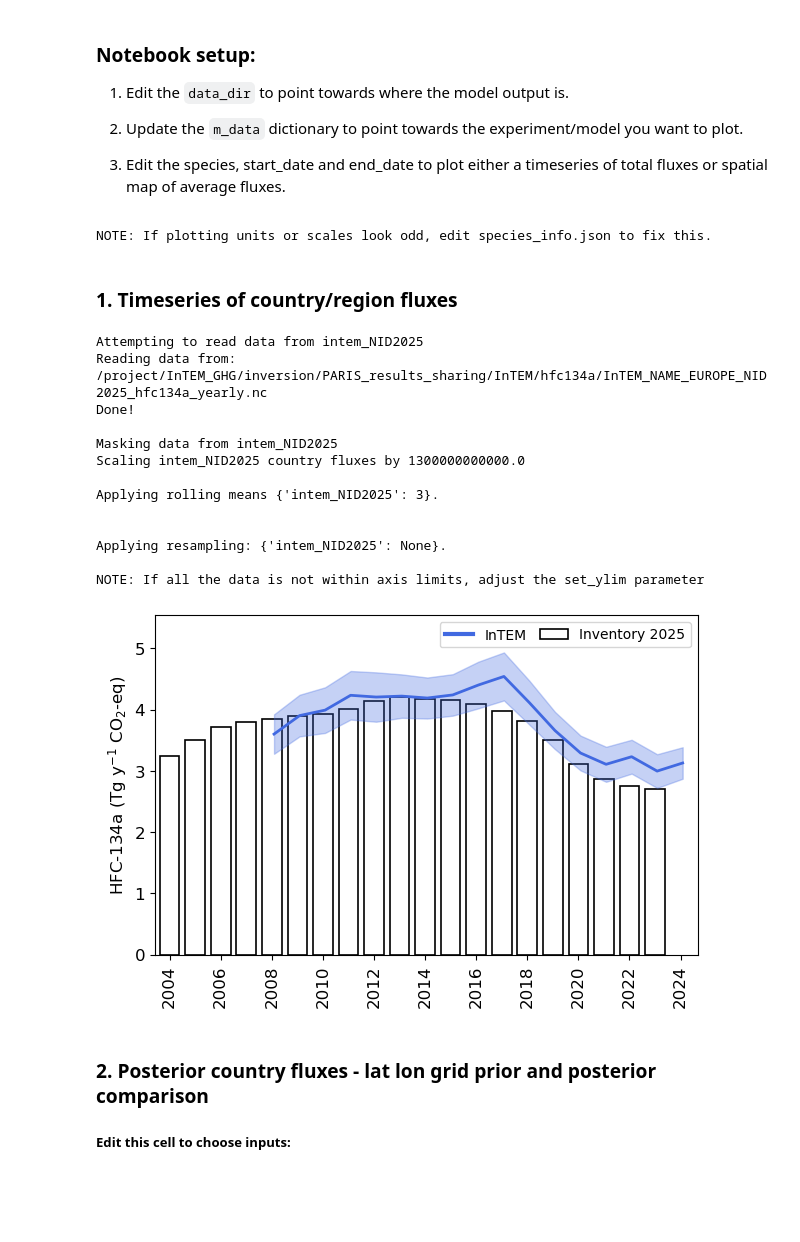
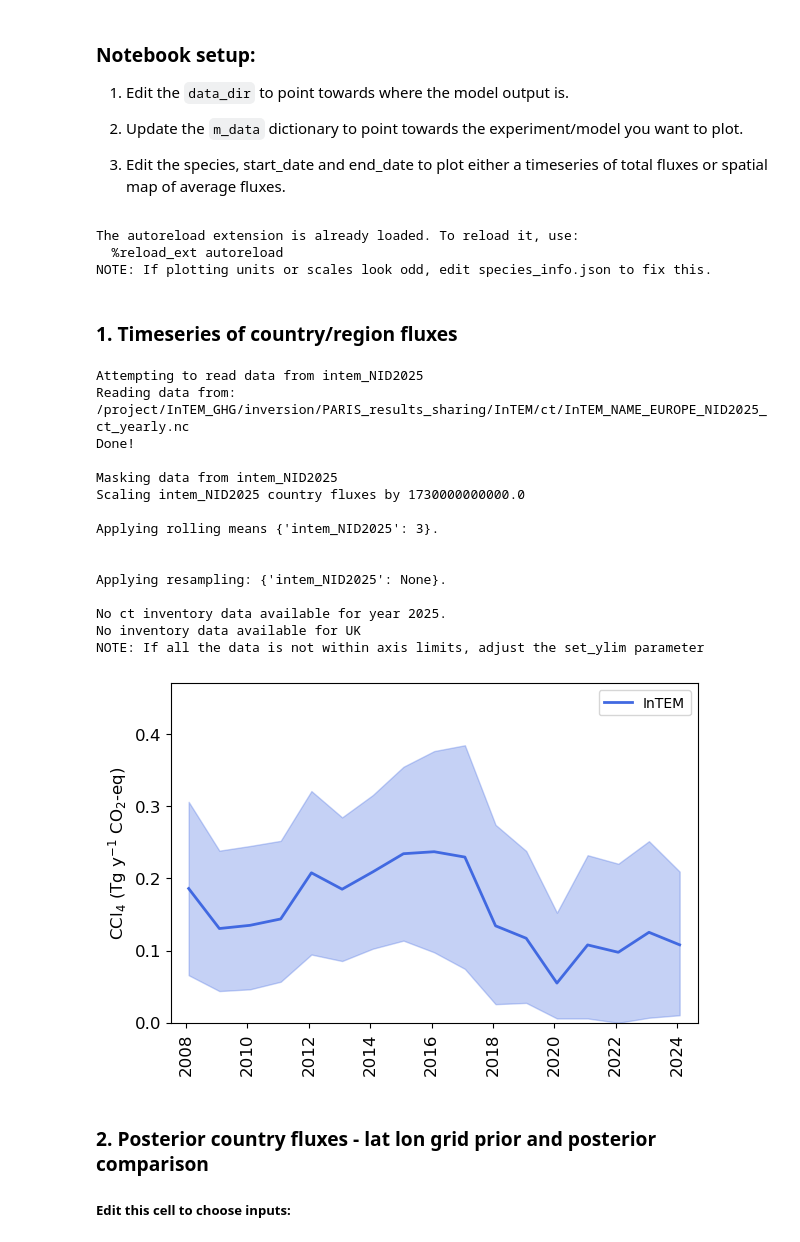
Before and after one commit to openghg/fluxie, a Jupyter notebook: PARIS_inversion_results_NISC.ipynb, the cells around one changed output. Drawn from its saved outputs; the diff is of its cells as text; code cells hidden in the pictures; blank space fills up the shorter version.

Commit message:
updated species names for NID extra gases

```diff
--- a/PARIS_inversion_results_NISC.ipynb
+++ b/PARIS_inversion_results_NISC.ipynb
@@ -45,16 +45,16 @@ species_prior = {'hfc134a':'EDGAR',
                  'pfc318':'FLAT',
                  'pfc116':'EDGARMINVAL',
                  'cf4':'EDGARMINVAL',
-                 'cfc11':'FLAT',
-                 'cfc12':'FLAT',
+                 'f11':'FLAT',
+                 'f12':'FLAT',
                  'hcfc22':'FLAT',
-                 'hcfc141b':'FLAT',
-                 'hcfc142b':'FLAT',
-                 'ccl4':'FLAT',
-                 'ch4ccl3':'FLAT',
-                 'halon1211':'FLAT',
-                 'halon1301':'FLAT',
-                 'halon2402':'FLAT',
+                 'h141b':'FLAT',
+                 'h142b':'FLAT',
+                 'ct':'FLAT',
+                 'mc':'FLAT',
+                 'h12b1':'FLAT',
+                 'h13b1':'FLAT',
+                 'h2402':'FLAT',
                  'hfo1234yf':'FLAT',
                  'hfo1234zee':'FLAT',
                  'hfo1233zde':'FLAT'}
@@ -73,16 +73,16 @@ species_start_dates = {'hfc134a':'1994-01-01',
                         'pfc318':'2011-01-01',
                         'pfc116':'2005-01-01',
                         'cf4':'2005-01-01',
-                        'cfc11':'1990-01-01',
-                        'cfc12':'1990-01-01',
-                        'hfcfc22':'1990-01-01',
-                        'hfcfc141b':'1990-01-01',
-                        'hfcfc142b':'1990-01-01',
-                        'ccl4':'1990-01-01',
-                        'ch3ccl3':'1990-01-01',
-                        'halon1211':'1995-01-01',
-                        'halon1301':'1995-01-01',
-                        'halon2402':'1995-01-01',
+                        'f11':'1990-01-01',
+                        'f12':'1990-01-01',
+                        'hcfc22':'1990-01-01',
+                        'h141b':'1990-01-01',
+                        'h142b':'1990-01-01',
+                        'ct':'1990-01-01',
+                        'mc':'1990-01-01',
+                        'h12b1':'1995-01-01',
+                        'h13b1':'1995-01-01',
+                        'h2402':'1995-01-01',
                         'hfo1234yf':'1990-01-01',
                         'hfo1234zee':'1990-01-01',
                         'hfo1233zde':'1990-01-01'}
@@ -105,6 +105,8 @@ m_data = {'intem':                      {'filename':'None',
                                          'label':'InTEM NIR 2024 monthly'}
         }
 # %% [output]
+The autoreload extension is already loaded. To reload it, use:
+  %reload_ext autoreload
 NOTE: If plotting units or scales look odd, edit species_info.json to fix this.
 # %% [markdown]
 ### 1. Timeseries of country/region fluxes
@@ -115,7 +117,7 @@ NOTE: If plotting units or scales look odd, edit species_info.json to fix this.
 #species_all = ['hfc4310mee','hfc245fa','hfc227ea','pfc218','pfc318','pfc116','cf4','nf3]
 #species_all = ['all_hfc','all_pfc']
 #species_all = ['ch4','n2o','sf6']
-species_all = ['hfc134a']
+species_all = ['ct']
 
 save = False
 ###################################
@@ -127,7 +129,7 @@ for species in species_all:
     regions = ['UK']
     scale_co2eq = True
 
-    if any(name in species for name in ['hfc','pfc','cf','hfo','ccl','halon']):   #catches all hfc, pfc, hfo, cfc, hcfc and CCl species
+    if any(name in species for name in ['hfc','pfc','cf','hfo','ccl','halon','mc']):   #catches all hfc, pfc, hfo, cfc, hcfc and CCl species
         period_override = None
         if 'all' in species:
             models = ['intem']
@@ -232,36 +234,38 @@ for species in species_all:
     rolling_mean = [3]#,None] #If None, does not average results. If set to a number or a list of numbers, a rolling mean will be applied over this many periods (e.g. 3)
     ###################################
 
     fig = func.plot_country_flux(ds_all_flux_scaled,species,regions,
                                 s_data,m_data,model_colors,start_date,end_date,ppt_mode,scale_co2eq,
                                 plot_inventory,inventory_years,data_dir,fix_y_axes,plot_prior,
                                 add_prior_unc,set_global_leg,country_codes_as_titles=country_codes_as_titles,
                                 skip_country_title=skip_country_title,
                                 plot_separate=plot_separate,plot_combined=plot_combined,
                                 resample=resample,resample_uncert_correlation=resample_uncert_correlation,
                                 plot_resample_and_original=plot_resample_and_original,
                                 period_override=period_override,
                                 plot_grid=plot_grid,inventory_start_date=inventory_start_date,
                                 nir_style_plot=nir_style_plot,rolling_mean=rolling_mean)
 
     if save == True:
         fig.savefig(output_path,bbox_inches='tight',pad_inches=0.2,dpi=300)
         print(f'\nPlot saved to {output_path}')
 # %% [output]
 Attempting to read data from intem_NID2025
-Reading data from: /project/InTEM_GHG/inversion/PARIS_results_sharing/InTEM/hfc134a/InTEM_NAME_EUROPE_NID2025_hfc134a_yearly.nc
+Reading data from: /project/InTEM_GHG/inversion/PARIS_results_sharing/InTEM/ct/InTEM_NAME_EUROPE_NID2025_ct_yearly.nc
 Done!
 
 Masking data from intem_NID2025
-Scaling intem_NID2025 country fluxes by 1300000000000.0
+Scaling intem_NID2025 country fluxes by 1730000000000.0
 
 Applying rolling means {'intem_NID2025': 3}.
 
 
 Applying resampling: {'intem_NID2025': None}.
 
+No ct inventory data available for year 2025.
+No inventory data available for UK
 NOTE: If all the data is not within axis limits, adjust the set_ylim parameter
-[figure, old version]
+[figure, new version]
 # %% [markdown]
 ### 2. Posterior country fluxes - lat lon grid prior and posterior comparison
 
```
Also changed, not shown: parts of 1 cell of this notebook, 2 other files.
